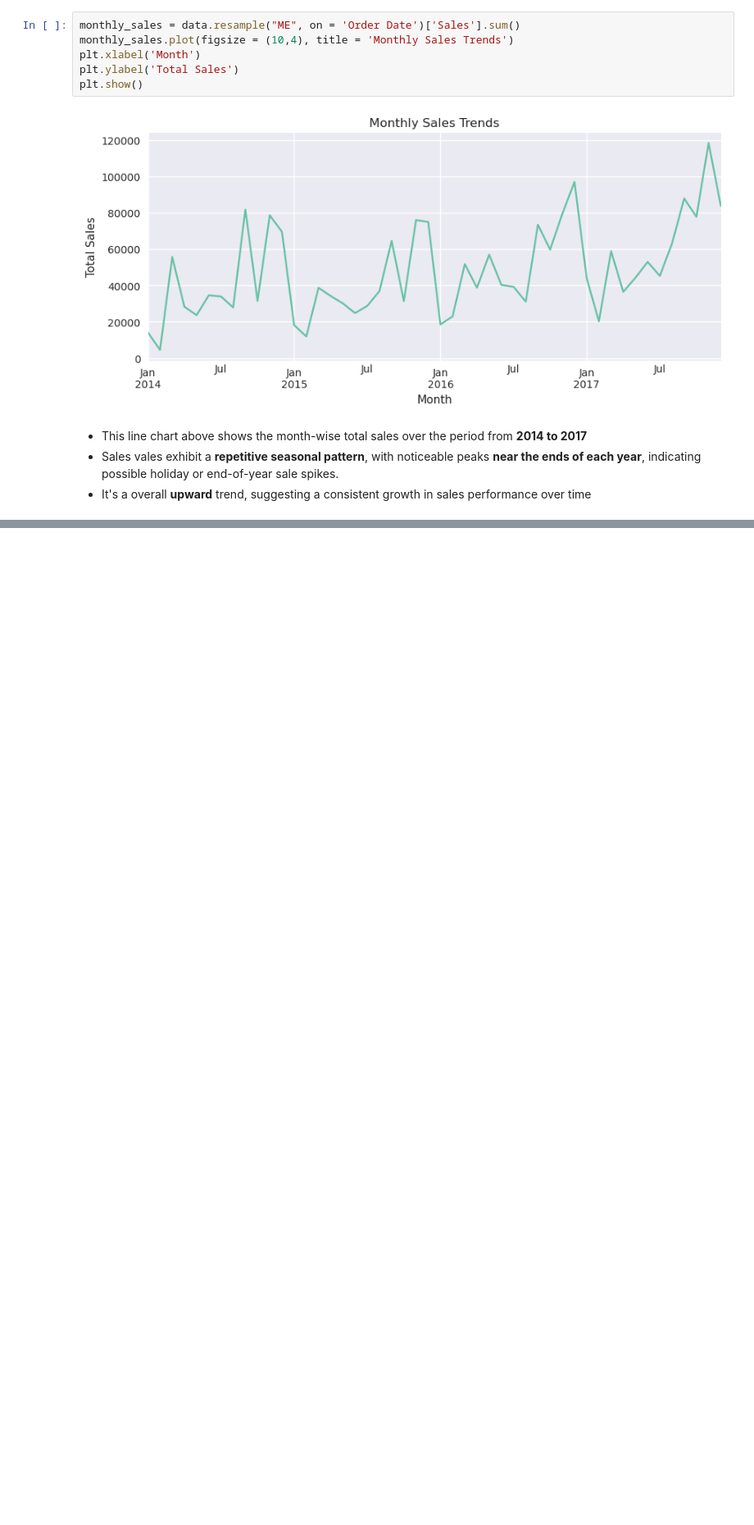
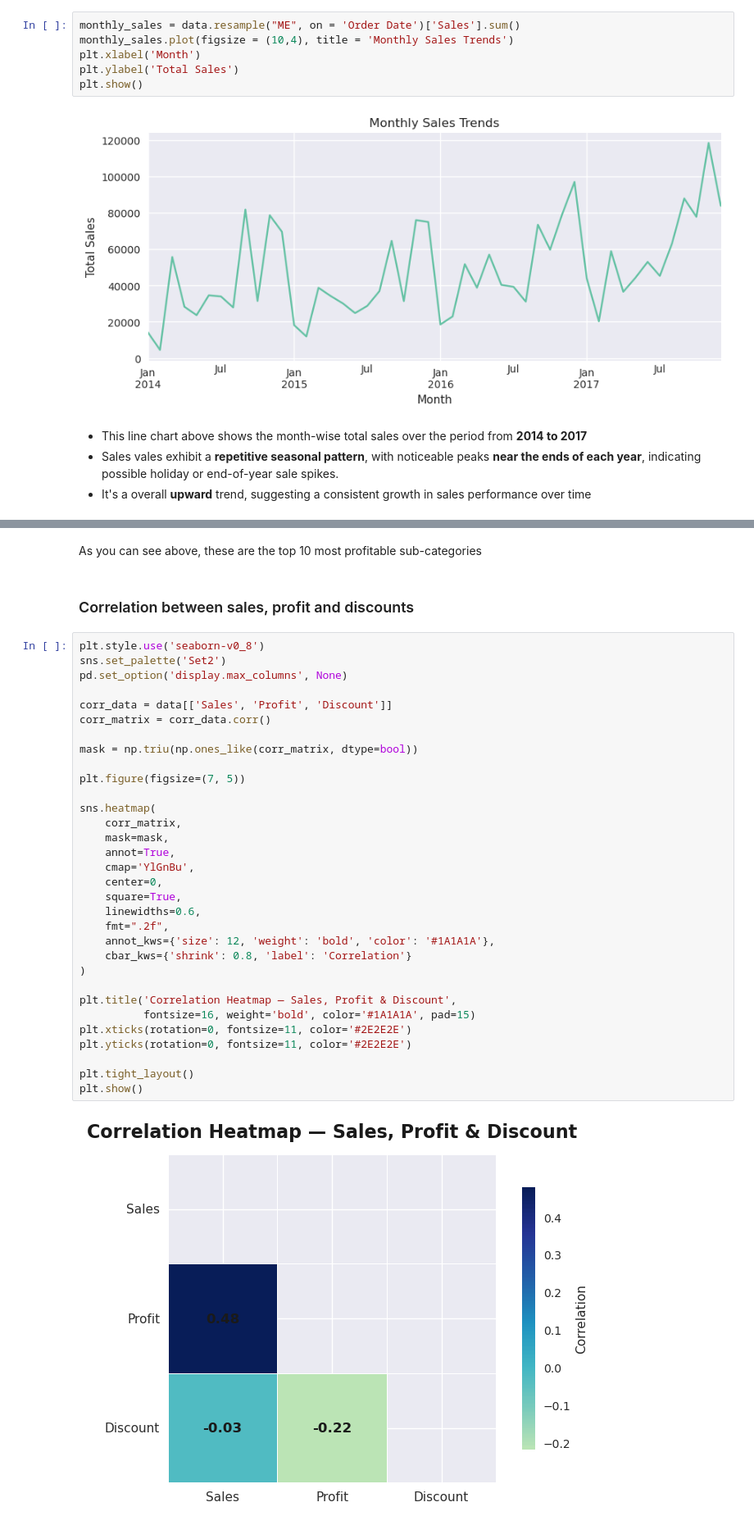
Before and after one commit to Slothcoder310/superstore-sales-analysis, a Jupyter notebook: main.ipynb, the cells around one changed output, grey strips where cells are left out. Shown at 82% size. Saved outputs shown, nothing was run; the diff lists cells and outputs as text; blank space fills up the shorter version.

```diff
--- a/main.ipynb
+++ b/main.ipynb
@@ -132,0 +160,38 @@ plt.show()
+# %% [markdown]
+As you can see above, these are the top 10 most profitable sub-categories
+# %% [markdown]
+### Correlation between sales, profit and discounts
+# %%
+plt.style.use('seaborn-v0_8')
+sns.set_palette('Set2')
+pd.set_option('display.max_columns', None)
+
+corr_data = data[['Sales', 'Profit', 'Discount']]
+corr_matrix = corr_data.corr()
+
+mask = np.triu(np.ones_like(corr_matrix, dtype=bool))
+
+plt.figure(figsize=(7, 5))
+
+sns.heatmap(
+    corr_matrix,
+    mask=mask,
+    annot=True,
+    cmap='YlGnBu',
+    center=0,
+    square=True,
+    linewidths=0.6,
+    fmt=".2f",
+    annot_kws={'size': 12, 'weight': 'bold', 'color': '#1A1A1A'},
+    cbar_kws={'shrink': 0.8, 'label': 'Correlation'}
+)
+
+plt.title('Correlation Heatmap — Sales, Profit & Discount',
+          fontsize=16, weight='bold', color='#1A1A1A', pad=15)
+plt.xticks(rotation=0, fontsize=11, color='#2E2E2E')
+plt.yticks(rotation=0, fontsize=11, color='#2E2E2E')
+
+plt.tight_layout()
+plt.show()
+# %% [output]
+[figure, added]
```
Also changed, not shown: parts of 8 cells of this notebook.
